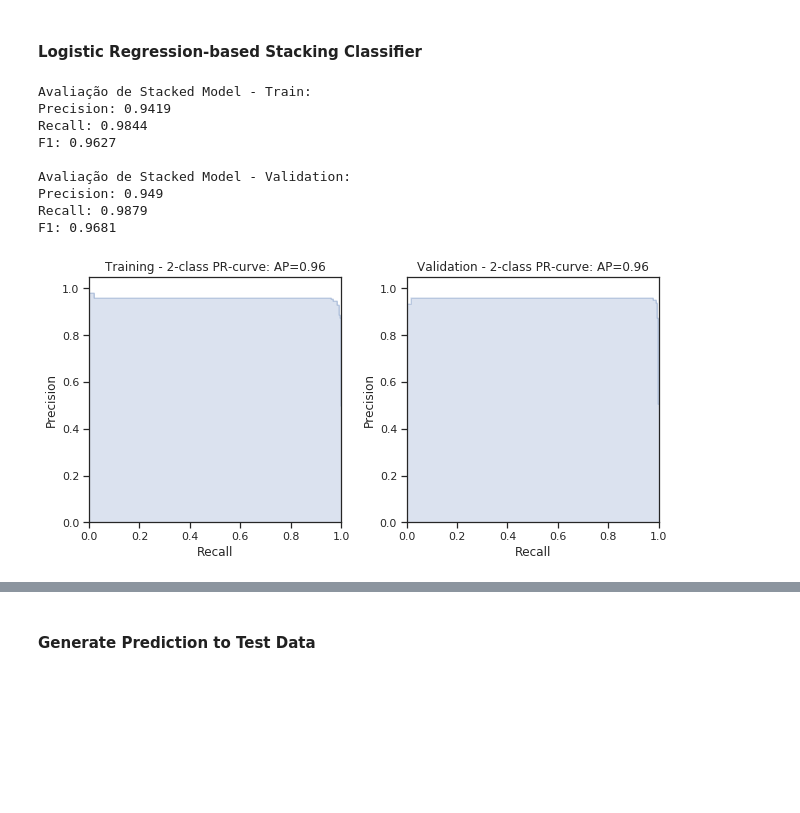
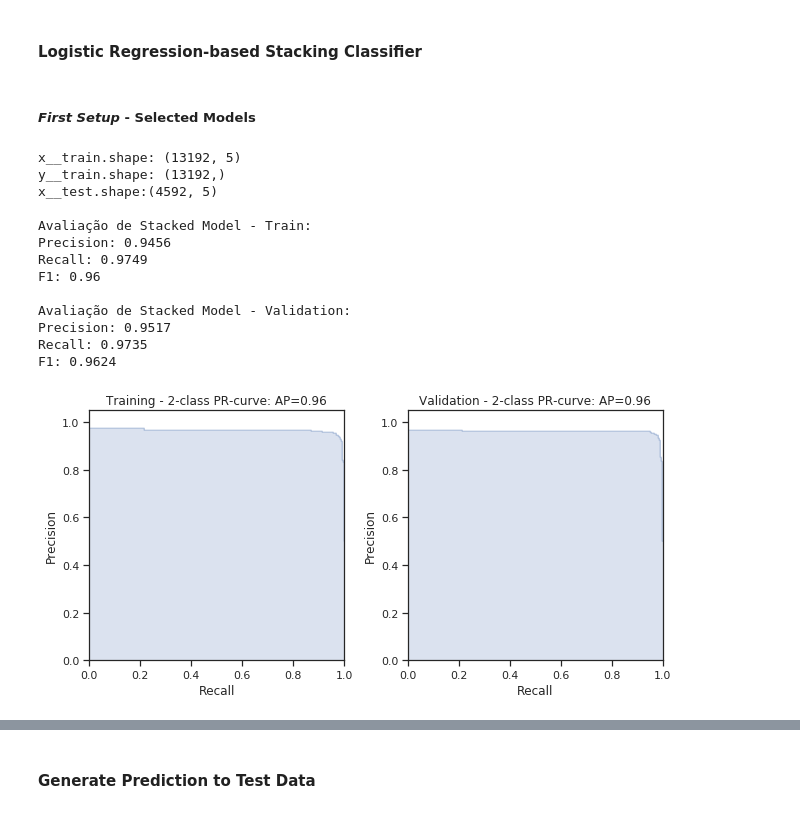
Before and after one commit to guilhermemg/ml-mestrado, a Jupyter notebook: notebooks/assignment-4.ipynb, the cells around one changed output, grey strips where cells are left out. Cells and saved outputs as stored; diff of their text form; code cells hidden in the pictures; blank space fills up the shorter version.

```diff
--- a/notebooks/assignment-4.ipynb
+++ b/notebooks/assignment-4.ipynb
@@ -833,18 +833,36 @@ x__test.shape:(4592, 4)
 # %% [markdown]
 #### Logistic Regression-based Stacking Classifier
-# %%
-clf = LogisticRegression(solver='liblinear')
-clf.fit(x__train, y__train)
-
-evaluate_stacked_model(clf, pd.DataFrame(x__train), pd.DataFrame(y__train))
-# %% [output]
-Avaliação de Stacked Model - Train:
-Precision: 0.9419
-Recall: 0.9844
-F1: 0.9627
-
-Avaliação de Stacked Model - Validation:
-Precision: 0.949
-Recall: 0.9879
-F1: 0.9681
-[figure, removed]
+# %% [markdown]
+##### _First Setup_ - **Selected Models**
+# %%
+cols = ['ada', 'et', 'knn', 'lg', 'xg']
+
+x__train = np.concatenate((ad_oof_train, et_oof_train, kn_oof_train, lg_oof_train, lr_oof_train), axis=1)
+x__test = np.concatenate((ad_oof_test, et_oof_test, kn_oof_test, lg_oof_test, lr_oof_test), axis=1)
+y__train = y_train.copy()
+
+print("x__train.shape: {}".format(x__train.shape))
+print("y__train.shape: {}".format(y__train.shape))
+print("x__test.shape:{}".format(x__test.shape))
+
+#sns.pairplot(pd.DataFrame(x__train, columns=cols))
+
+clf = LogisticRegression(solver='liblinear')
+clf.fit(x__train, y__train)
+
+evaluate_stacked_model(clf, pd.DataFrame(x__train), pd.DataFrame(y__train))
+# %% [output]
+x__train.shape: (13192, 5)
+y__train.shape: (13192,)
+x__test.shape:(4592, 5)
+
+Avaliação de Stacked Model - Train:
+Precision: 0.9456
+Recall: 0.9749
+F1: 0.96
+
+Avaliação de Stacked Model - Validation:
+Precision: 0.9517
+Recall: 0.9735
+F1: 0.9624
+[figure, added]
```
Also changed, not shown: parts of 35 cells of this notebook, 4 other files.
